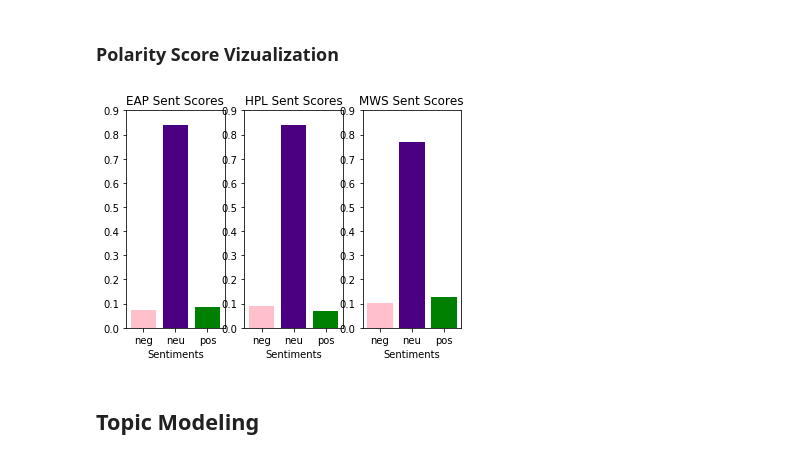
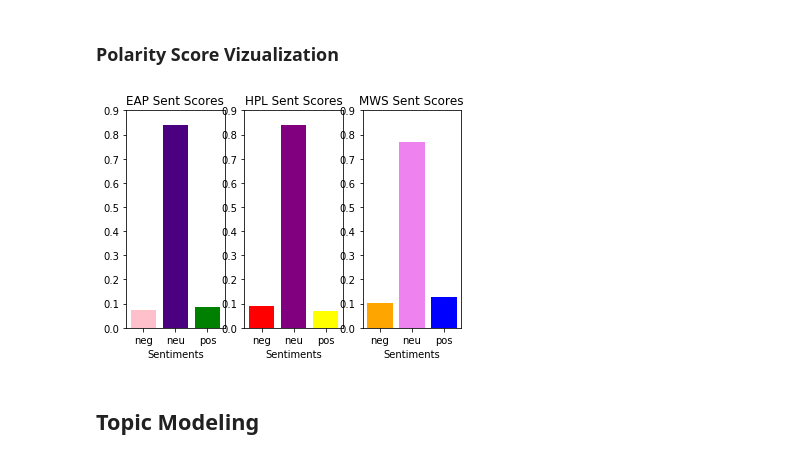
Before and after one commit to GU4243-ADS/spring2018-project1-dca2123, a Jupyter notebook: doc/SPOOKY Text Data Analysis.ipynb, the cells around one changed output. Saved outputs shown, nothing was run; the diff lists cells and outputs as text; code cells hidden in the pictures.

Commit message:
Changed the colors on the bar chart

```diff
--- a/doc/SPOOKY Text Data Analysis.ipynb
+++ b/doc/SPOOKY Text Data Analysis.ipynb
@@ -124,36 +124,36 @@ y_pos = np.arange(len(sents))
 sent_scores = [.074, .84, .086]
 
 plt.ylim(0,.9)
 plt.bar(y_pos, sent_scores, align='center', alpha=1, color=['pink','indigo','green'])
 plt.xticks(y_pos, sents)
 plt.xlabel('Sentiments')
 plt.title('EAP Sent Scores')
 
 plt.subplot(132)
 sents = ['neg', 'neu', 'pos']
 y_pos = np.arange(len(sents))
 sent_scores = [.092, .838, .071]
 
 plt.ylim(0,.9)
-plt.bar(y_pos, sent_scores, align='center', alpha=1, color=['pink','indigo','green'])
+plt.bar(y_pos, sent_scores, align='center', alpha=1, color=['red','purple','yellow'])
 plt.xticks(y_pos, sents)
 plt.xlabel('Sentiments')
 plt.title('HPL Sent Scores')
 
 plt.subplot(133)
 sents = ['neg', 'neu', 'pos']
 y_pos = np.arange(len(sents))
 sent_scores = [.104, .77, .126]
 
 plt.ylim(0,.9)
-plt.bar(y_pos, sent_scores, align='center', alpha=1, color=['pink','indigo','green'])
+plt.bar(y_pos, sent_scores, align='center', alpha=1, color=['orange','violet','blue'])
 plt.xticks(y_pos, sents)
 plt.xlabel('Sentiments')
 plt.title('MWS Sent Scores')
 
 plt.show()
 # %% [output]
-[figure, old version]
+[figure, new version]
 # %% [markdown]
 ## Topic Modeling
 # %% [markdown]
```
